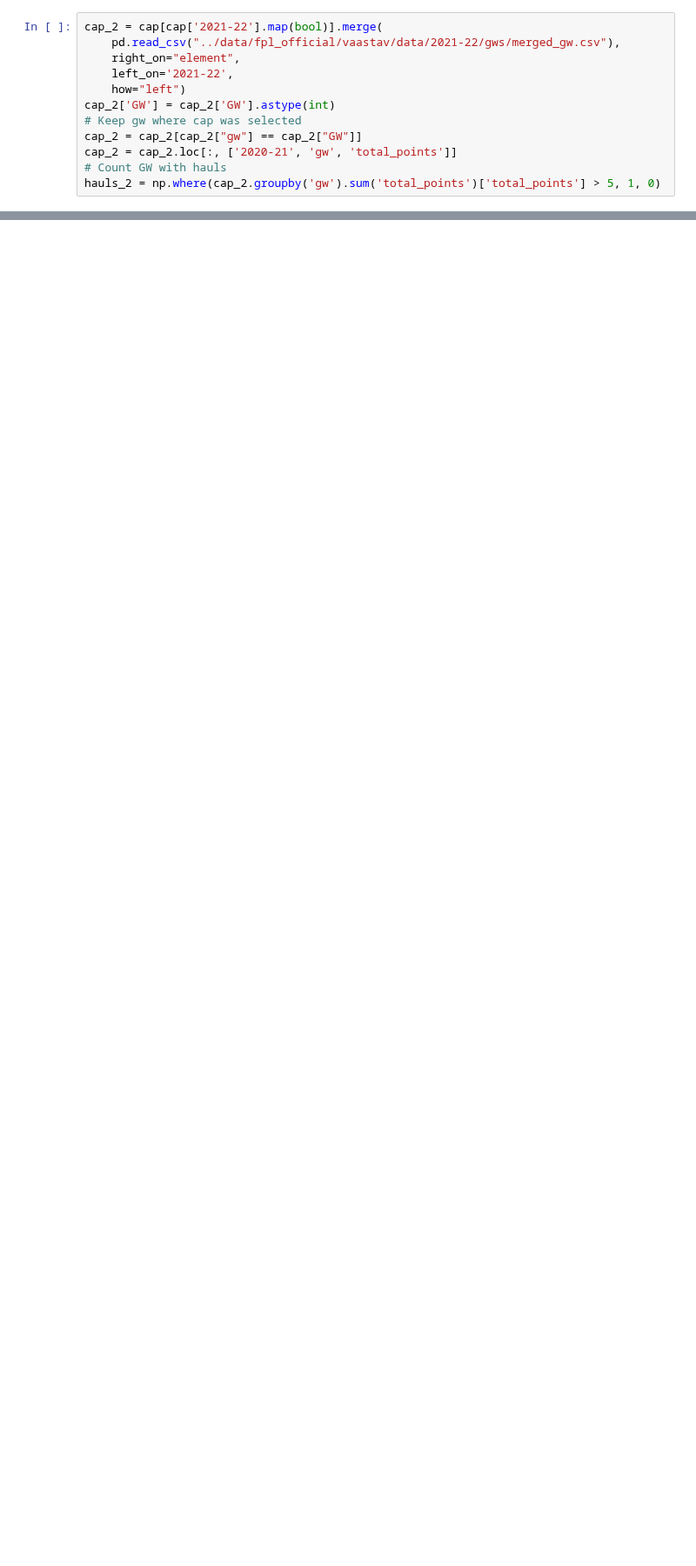
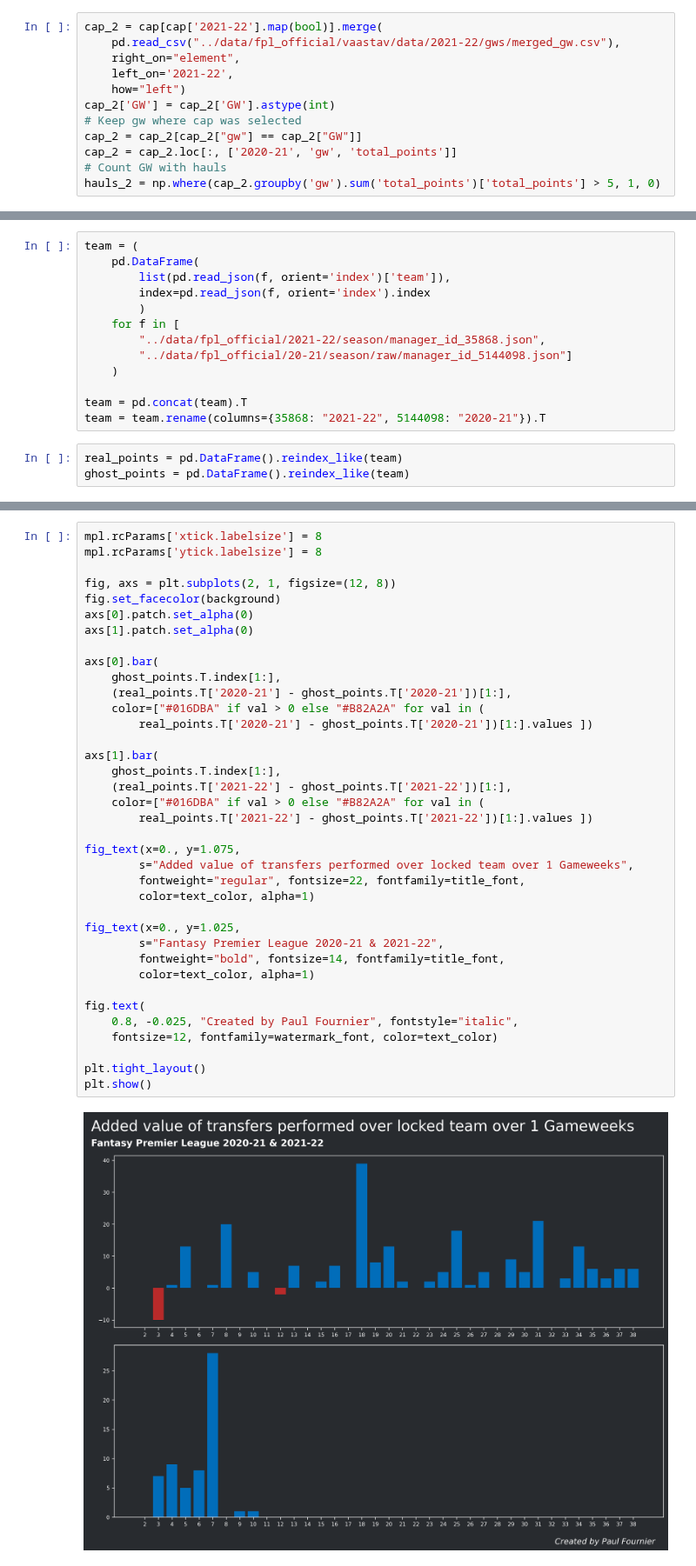
Before and after one commit to Fournierp/FPL, a Jupyter notebook: analysis/season.ipynb, the cells around one changed output, grey strips where cells are left out. Shown at 87% size. Saved outputs shown, nothing was run; the diff lists cells and outputs as text; blank space fills up the shorter version.

Commit message:
Season transfers

```diff
--- a/analysis/season.ipynb
+++ b/analysis/season.ipynb
@@ -142,0 +158,16 @@ Text(0.8, -0.025, 'Created by Paul Fournier')
+# %%
+team = (
+    pd.DataFrame(
+        list(pd.read_json(f, orient='index')['team']),
+        index=pd.read_json(f, orient='index').index
+        )
+    for f in [
+        "../data/fpl_official/2021-22/season/manager_id_35868.json",
+        "../data/fpl_official/20-21/season/raw/manager_id_5144098.json"]
+    )
+
+team = pd.concat(team).T
+team = team.rename(columns={35868: "2021-22", 5144098: "2020-21"}).T
+# %%
+real_points = pd.DataFrame().reindex_like(team)
+ghost_points = pd.DataFrame().reindex_like(team)
@@ -142,0 +196,39 @@ Text(0.8, -0.025, 'Created by Paul Fournier')
+# %%
+mpl.rcParams['xtick.labelsize'] = 8
+mpl.rcParams['ytick.labelsize'] = 8
+
+fig, axs = plt.subplots(2, 1, figsize=(12, 8))
+fig.set_facecolor(background)
+axs[0].patch.set_alpha(0)
+axs[1].patch.set_alpha(0)
+
+axs[0].bar(
+    ghost_points.T.index[1:],
+    (real_points.T['2020-21'] - ghost_points.T['2020-21'])[1:],
+    color=["#016DBA" if val > 0 else "#B82A2A" for val in (
+        real_points.T['2020-21'] - ghost_points.T['2020-21'])[1:].values ])
+
+axs[1].bar(
+    ghost_points.T.index[1:],
+    (real_points.T['2021-22'] - ghost_points.T['2021-22'])[1:],
+    color=["#016DBA" if val > 0 else "#B82A2A" for val in (
+        real_points.T['2021-22'] - ghost_points.T['2021-22'])[1:].values ])
+
+fig_text(x=0., y=1.075,
+        s="Added value of transfers performed over locked team over 1 Gameweeks",
+        fontweight="regular", fontsize=22, fontfamily=title_font,
+        color=text_color, alpha=1)
+
+fig_text(x=0., y=1.025,
+        s="Fantasy Premier League 2020-21 & 2021-22",
+        fontweight="bold", fontsize=14, fontfamily=title_font,
+        color=text_color, alpha=1)
+
+fig.text(
+    0.8, -0.025, "Created by Paul Fournier", fontstyle="italic",
+    fontsize=12, fontfamily=watermark_font, color=text_color)
+
+plt.tight_layout()
+plt.show()
+# %% [output]
+[figure, added]
```
Also changed, not shown: parts of 8 cells of this notebook, 1 other file.
